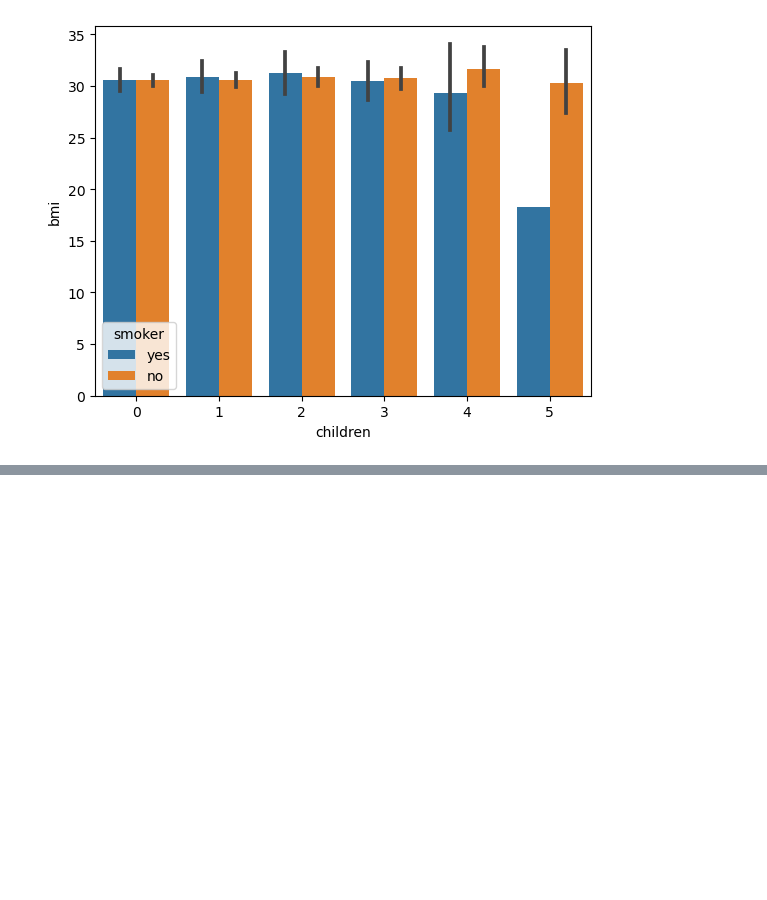
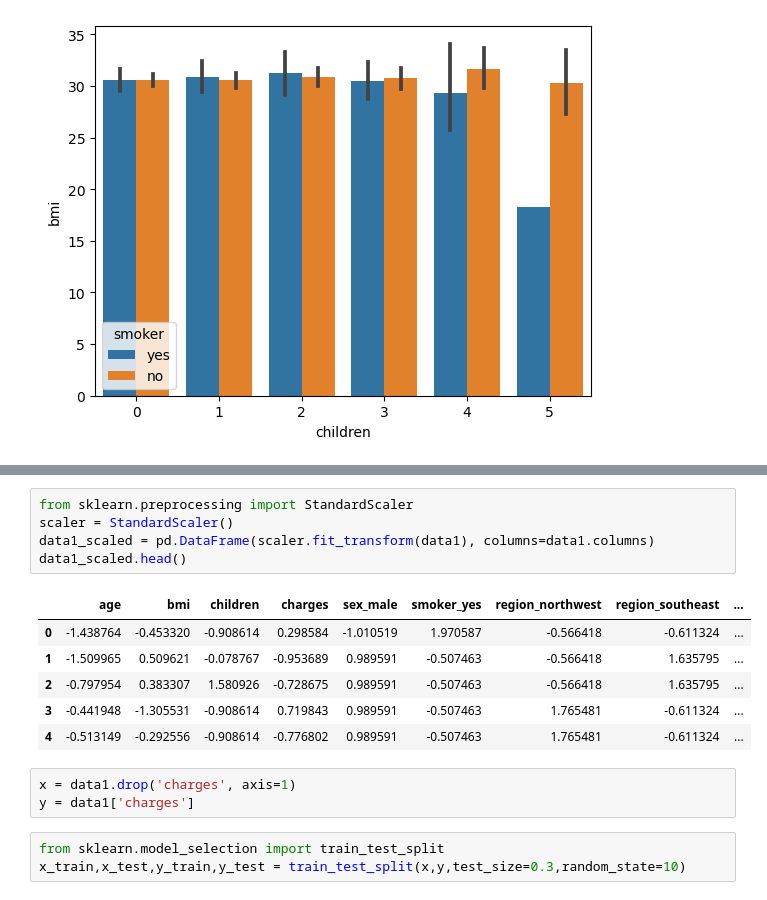
Before and after one commit to AryanPatel12125/FT-PROJECTS, a Jupyter notebook: 3. Insurance_Data_Prediction/Insurance_Prediction.ipynb, the cells around one changed output, grey strips where cells are left out. Drawn from its saved outputs; the diff is of its cells as text; blank space fills up the shorter version.

```diff
--- a/3. Insurance_Data_Prediction/Insurance_Prediction.ipynb
+++ b/3. Insurance_Data_Prediction/Insurance_Prediction.ipynb
@@ -40,0 +39,18 @@ Error:
+# %%
+from sklearn.preprocessing import StandardScaler
+scaler = StandardScaler()
+data1_scaled = pd.DataFrame(scaler.fit_transform(data1), columns=data1.columns)
+data1_scaled.head()
+# %% [output]
+|  | age | bmi | children | charges | sex_male | smoker_yes | region_northwest | region_southeast | ... |
+| 0 | -1.438764 | -0.453320 | -0.908614 | 0.298584 | -1.010519 | 1.970587 | -0.566418 | -0.611324 | ... |
+| 1 | -1.509965 | 0.509621 | -0.078767 | -0.953689 | 0.989591 | -0.507463 | -0.566418 | 1.635795 | ... |
+| 2 | -0.797954 | 0.383307 | 1.580926 | -0.728675 | 0.989591 | -0.507463 | -0.566418 | 1.635795 | ... |
+| 3 | -0.441948 | -1.305531 | -0.908614 | 0.719843 | 0.989591 | -0.507463 | 1.765481 | -0.611324 | ... |
+| 4 | -0.513149 | -0.292556 | -0.908614 | -0.776802 | 0.989591 | -0.507463 | 1.765481 | -0.611324 | ... |
+# %%
+x = data1.drop('charges', axis=1)
+y = data1['charges']
+# %%
+from sklearn.model_selection import train_test_split
+x_train,x_test,y_train,y_test = train_test_split(x,y,test_size=0.3,random_state=10)
```
Also changed, not shown: parts of 8 cells of this notebook.
